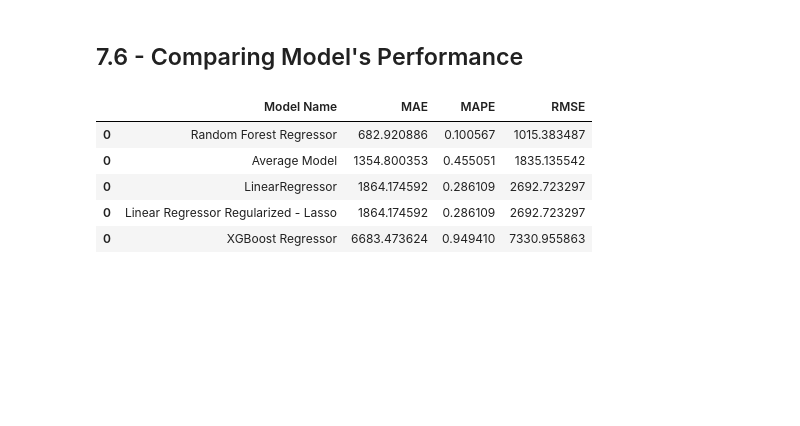
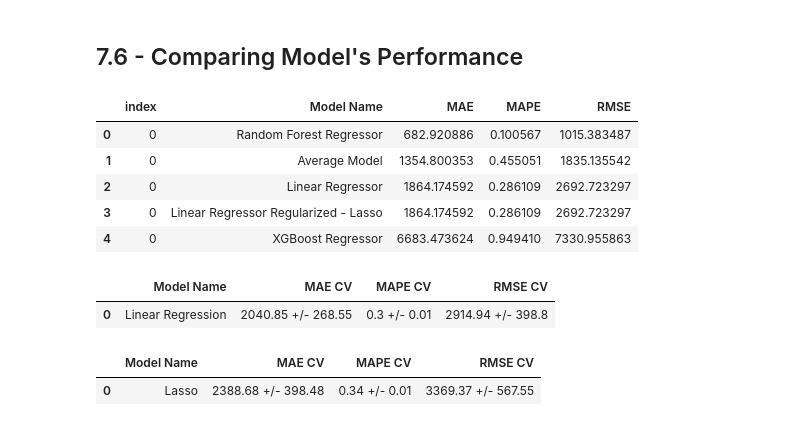
Before and after one commit to FSaladini/store_sales_prediction, a Jupyter notebook: m07_store_sales_predictions.ipynb, the cells around one changed output. Drawn from its saved outputs; the diff is of its cells as text; code cells hidden in the pictures; blank space fills up the shorter version.

```diff
--- a/m07_store_sales_predictions.ipynb
+++ b/m07_store_sales_predictions.ipynb
@@ -1213,7 +1214,7 @@ rf_result
 # model
 model_xgb = xgb.XGBRegressor( objective='reg:squarederror',
                               n_estimators=100,
-                              eta=0.01,
+                              learning_rate=0.01,
                               max_depth=10,
                               subsample=0.7,
                               colsample_bytree=0.9 ).fit( x_train, y_train )
@@ -1234,11 +1235,11 @@ xgb_result
 ## 7.6 - Comparing Model's Performance
 # %%
 modelling_result = pd.concat( [baseline_result, lr_result, lrr_result, rf_result, xgb_result ])
-modelling_result.sort_values( 'RMSE' )
+modelling_result.sort_values( 'RMSE' ).reset_index()
 # %% [output]
-|  | Model Name | MAE | MAPE | RMSE |
-| 0 | Random Forest Regressor | 682.920886 | 0.100567 | 1015.383487 |
-| 0 | Average Model | 1354.800353 | 0.455051 | 1835.135542 |
-| 0 | LinearRegressor | 1864.174592 | 0.286109 | 2692.723297 |
-| 0 | Linear Regressor Regularized - Lasso | 1864.174592 | 0.286109 | 2692.723297 |
-| 0 | XGBoost Regressor | 6683.473624 | 0.949410 | 7330.955863 |
+|  | index | Model Name | MAE | MAPE | RMSE |
+| 0 | 0 | Random Forest Regressor | 682.920886 | 0.100567 | 1015.383487 |
+| 1 | 0 | Average Model | 1354.800353 | 0.455051 | 1835.135542 |
+| 2 | 0 | Linear Regressor | 1864.174592 | 0.286109 | 2692.723297 |
+| 3 | 0 | Linear Regressor Regularized - Lasso | 1864.174592 | 0.286109 | 2692.723297 |
+| 4 | 0 | XGBoost Regressor | 6683.473624 | 0.949410 | 7330.955863 |
@@ -1244,0 +1300,5 @@ modelling_result.sort_values( 'RMSE' )
+# %%
+a
+# %% [output]
+|  | Model Name | MAE CV | MAPE CV | RMSE CV |
+| 0 | Linear Regression | 2040.85 +/- 268.55 | 0.3 +/- 0.01 | 2914.94 +/- 398.8 |
@@ -1244,0 +1308,5 @@ modelling_result.sort_values( 'RMSE' )
+# %%
+b
+# %% [output]
+|  | Model Name | MAE CV | MAPE CV | RMSE CV |
+| 0 | Lasso | 2388.68 +/- 398.48 | 0.34 +/- 0.01 | 3369.37 +/- 567.55 |
```
Also changed, not shown: parts of 7 cells of this notebook.
